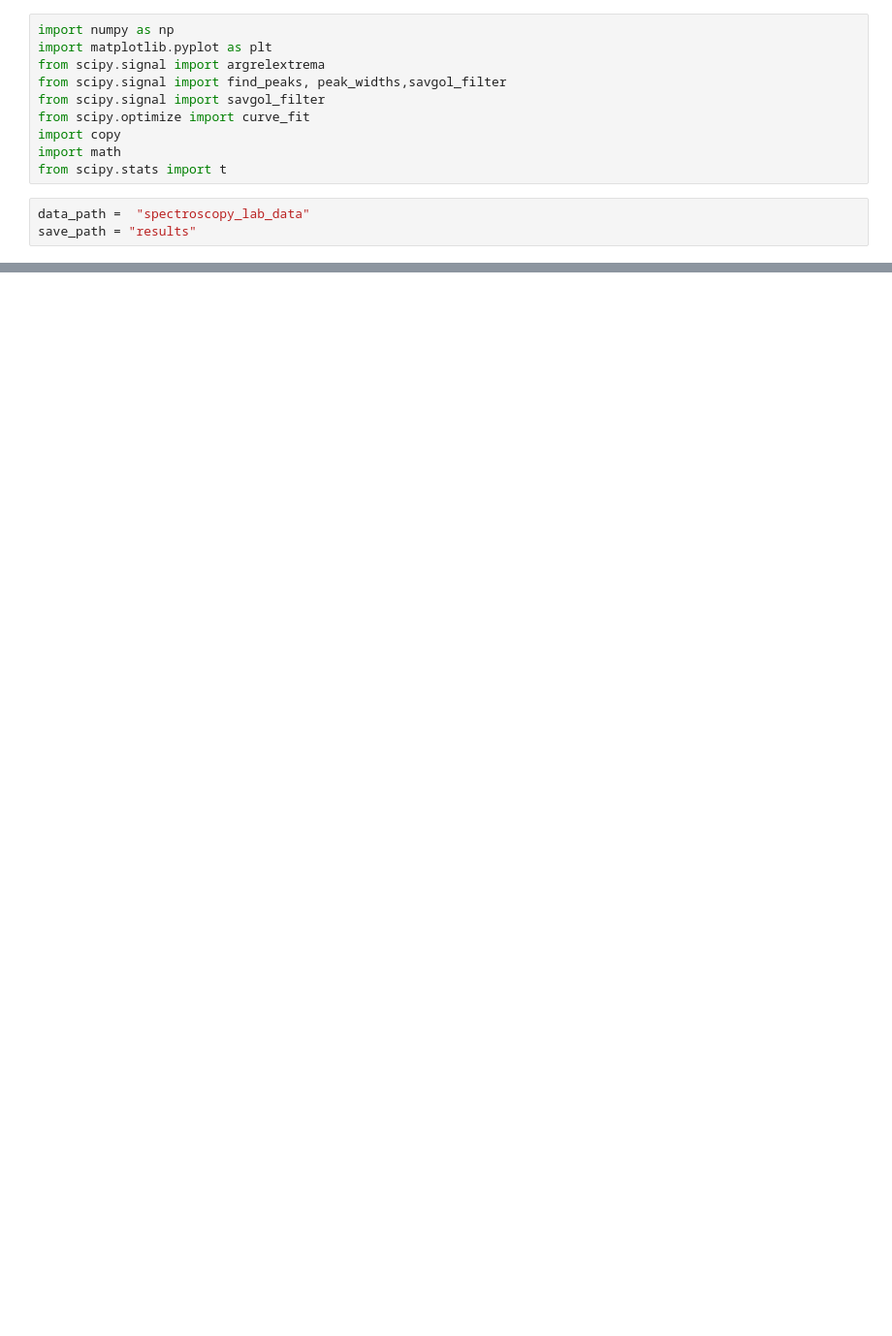
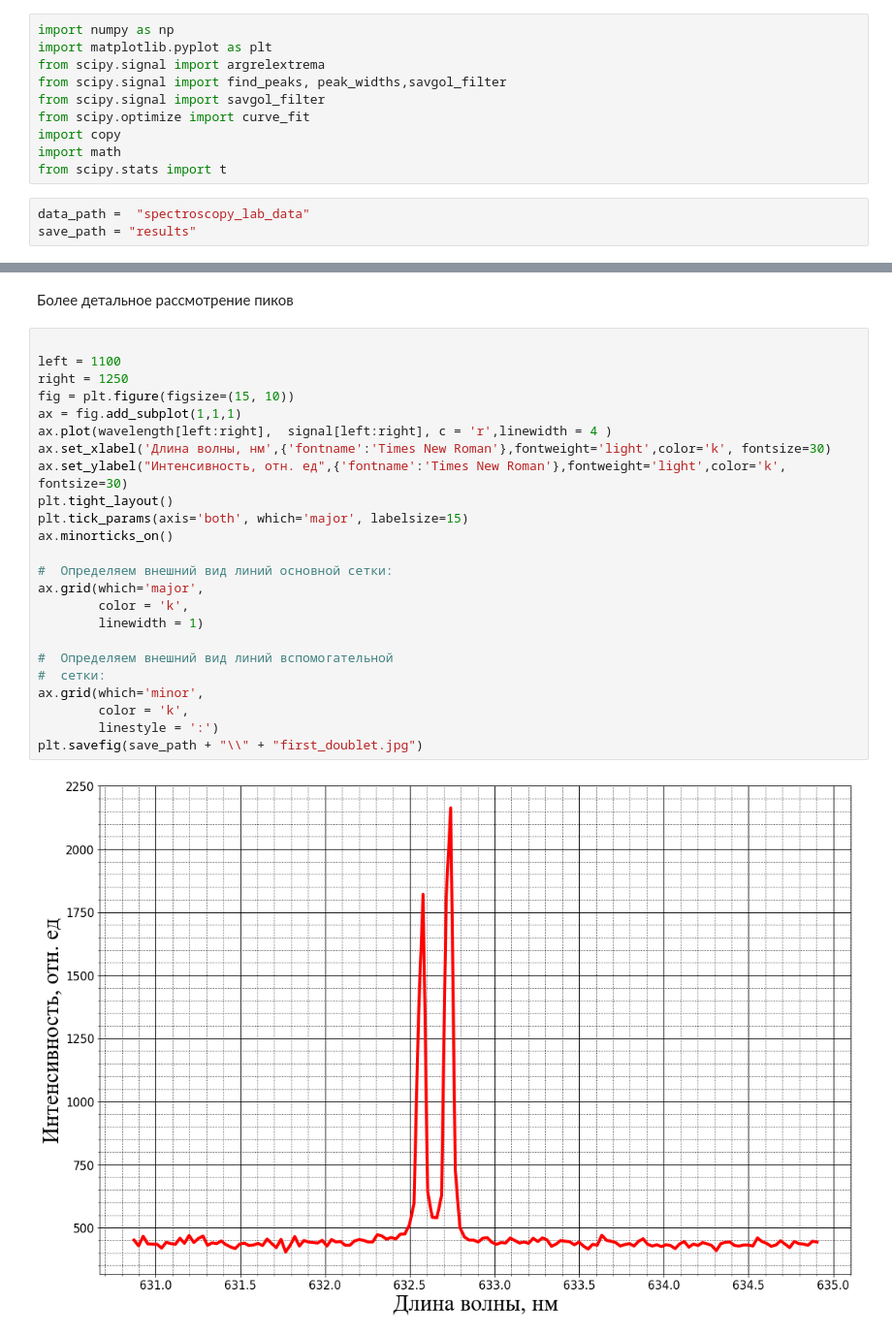
Before and after one commit to starosta39/laboratory_work, a Jupyter notebook: laser_fluorescence_spectroscopy/spectroscopy.ipynb, the cells around one changed output, grey strips where cells are left out. Shown: that part at 97% size. Drawn from its saved outputs; the diff is of its cells as text; blank space fills up the shorter version.

```diff
--- a/laser_fluorescence_spectroscopy/spectroscopy.ipynb
+++ b/laser_fluorescence_spectroscopy/spectroscopy.ipynb
@@ -30,0 +60,28 @@ settings spectrum =
+# %% [markdown]
+Более детальное рассмотрение пиков
+# %%
+
+left = 1100
+right = 1250
+fig = plt.figure(figsize=(15, 10))
+ax = fig.add_subplot(1,1,1)
+ax.plot(wavelength[left:right],  signal[left:right], c = 'r',linewidth = 4 )
+ax.set_xlabel('Длина волны, нм',{'fontname':'Times New Roman'},fontweight='light',color='k', fontsize=30)
+ax.set_ylabel("Интенсивность, отн. ед",{'fontname':'Times New Roman'},fontweight='light',color='k', fontsize=30)
+plt.tight_layout()
+plt.tick_params(axis='both', which='major', labelsize=15)
+ax.minorticks_on()
+
+#  Определяем внешний вид линий основной сетки:
+ax.grid(which='major',
+        color = 'k',
+        linewidth = 1)
+
+#  Определяем внешний вид линий вспомогательной
+#  сетки:
+ax.grid(which='minor',
+        color = 'k',
+        linestyle = ':')
+plt.savefig(save_path + "\\" + "first_doublet.jpg")
+# %% [output]
+[figure, added]
```
Also changed, not shown: parts of 7 cells of this notebook, 8 other files.
